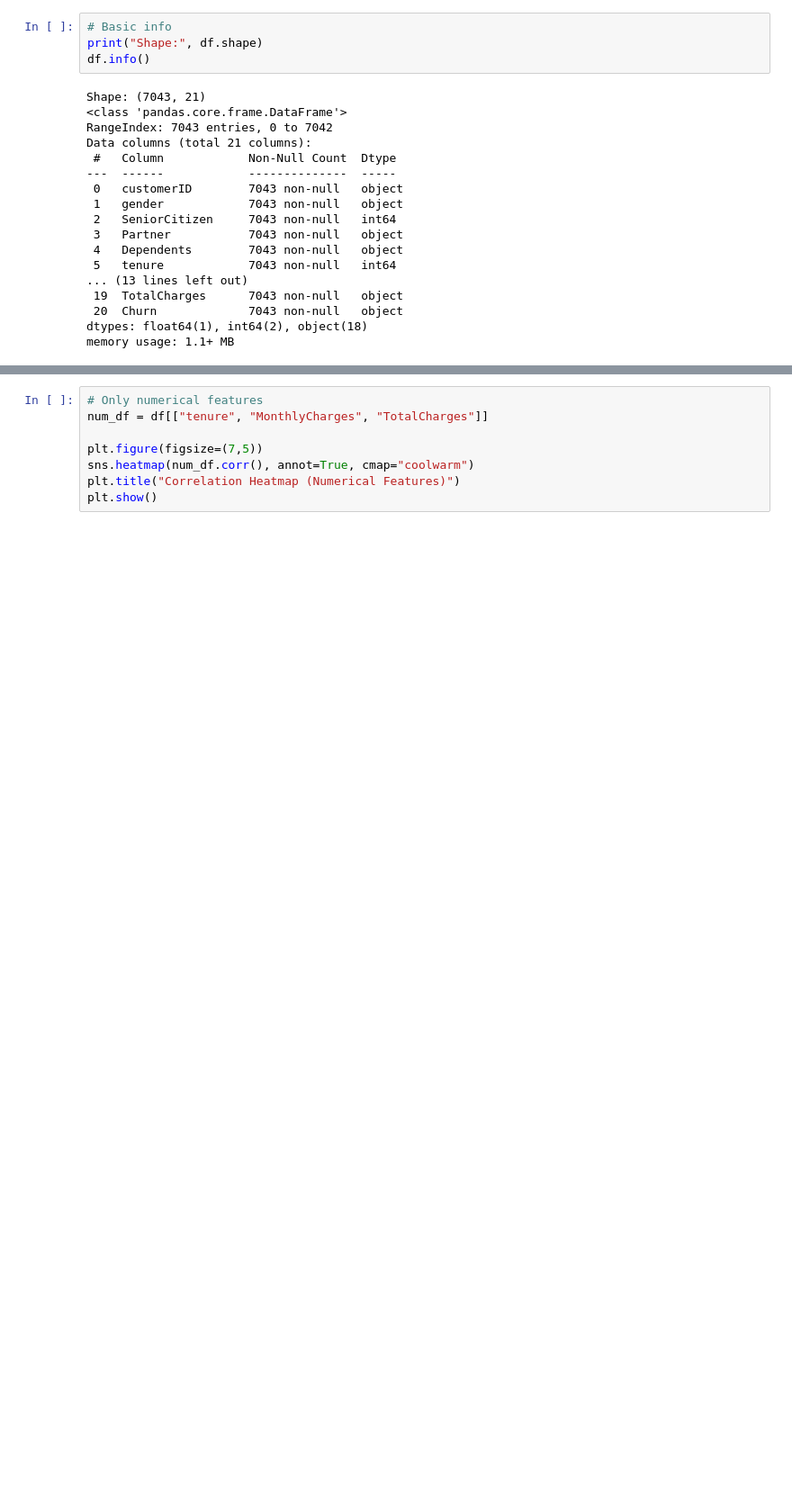
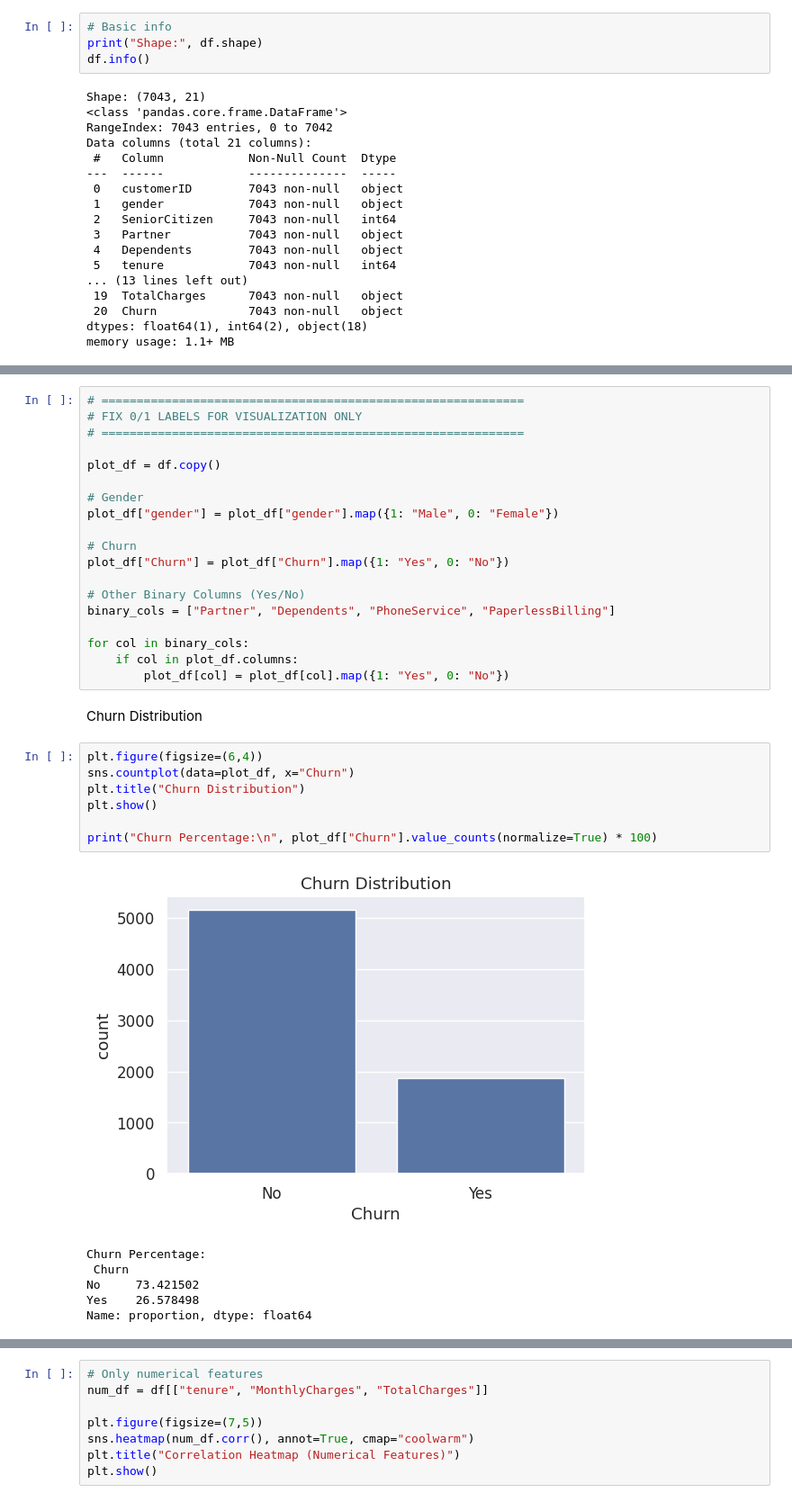
Before and after one commit to hamdhi-muhammad-24/ML_Cw, a Jupyter notebook: ML_Cw.ipynb, the cells around one changed output, grey strips where cells are left out. Shown: that part at 90% size. Drawn from its saved outputs; the diff is of its cells as text; blank space fills up the shorter version.

```diff
--- a/ML_Cw.ipynb
+++ b/ML_Cw.ipynb
@@ -153,0 +74,35 @@ NUMERICAL ANALYSIS
+# %%
+# ============================================================
+# FIX 0/1 LABELS FOR VISUALIZATION ONLY
+# ============================================================
+
+plot_df = df.copy()
+
+# Gender
+plot_df["gender"] = plot_df["gender"].map({1: "Male", 0: "Female"})
+
+# Churn
+plot_df["Churn"] = plot_df["Churn"].map({1: "Yes", 0: "No"})
+
+# Other Binary Columns (Yes/No)
+binary_cols = ["Partner", "Dependents", "PhoneService", "PaperlessBilling"]
+
+for col in binary_cols:
+    if col in plot_df.columns:
+        plot_df[col] = plot_df[col].map({1: "Yes", 0: "No"})
+# %% [markdown]
+Churn Distribution
+# %%
+plt.figure(figsize=(6,4))
+sns.countplot(data=plot_df, x="Churn")
+plt.title("Churn Distribution")
+plt.show()
+
+print("Churn Percentage:\n", plot_df["Churn"].value_counts(normalize=True) * 100)
+# %% [output]
+[figure, added]
+Churn Percentage:
+ Churn
+No     73.421502
+Yes    26.578498
+Name: proportion, dtype: float64
```
Also changed, not shown: parts of 68 cells of this notebook.
